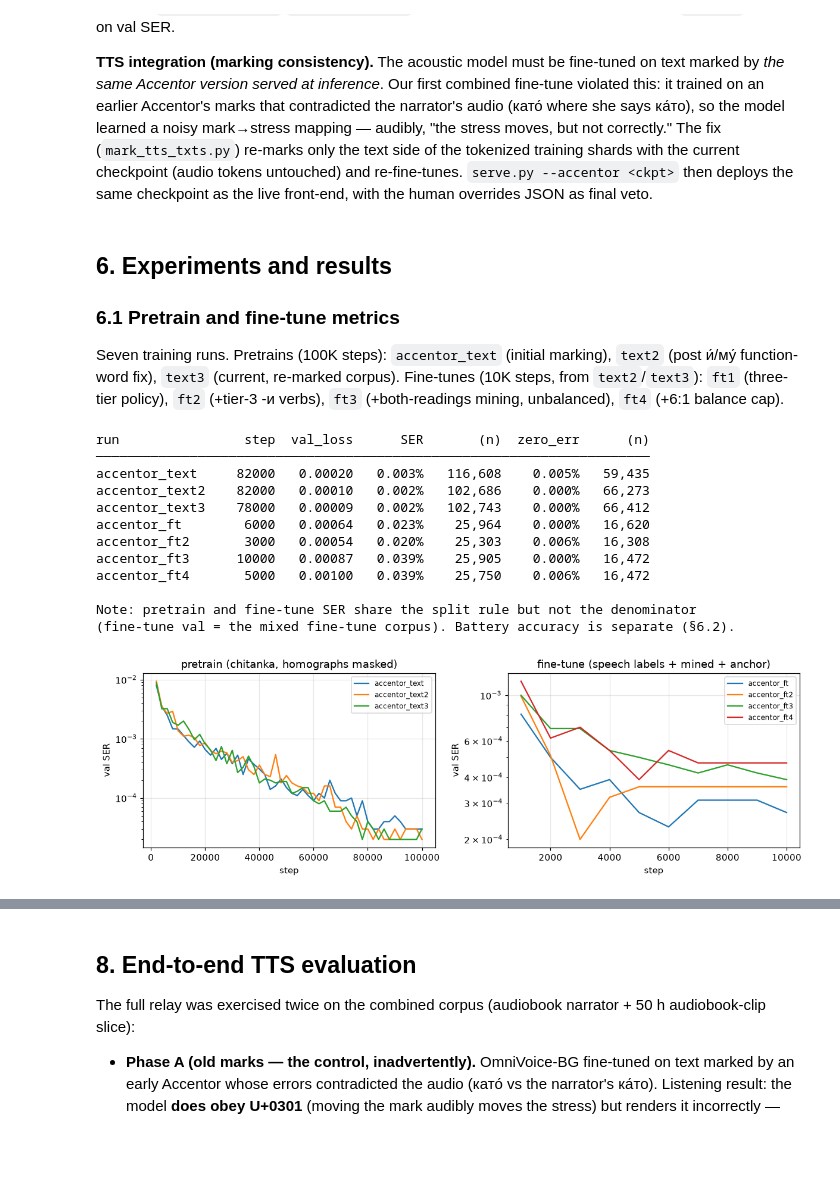
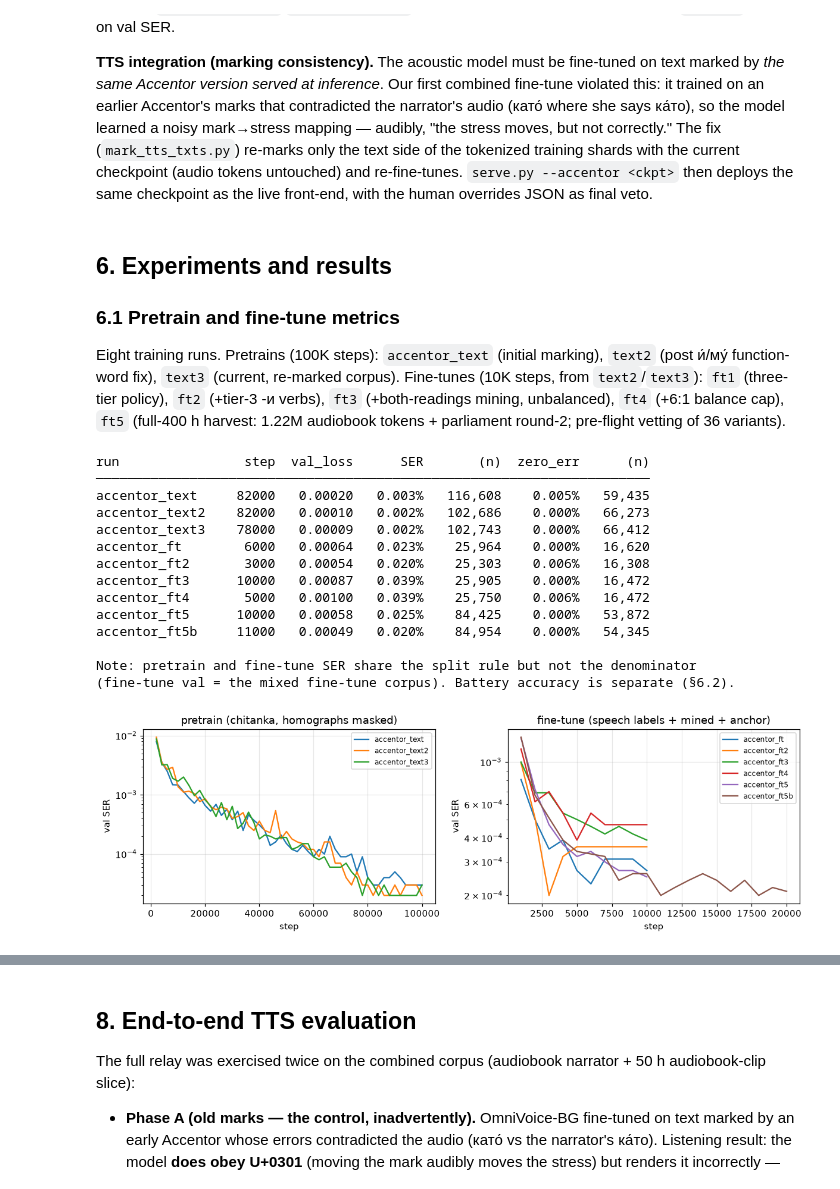
Before and after one commit to preslaff/omnivoice-bg, a Jupyter notebook: docs/BG_Accentor_Paper.ipynb, the cells around one changed output, grey strips where cells are left out. Drawn from its saved outputs; the diff is of its cells as text; code cells hidden in the pictures; blank space fills up the shorter version.

```diff
--- a/docs/BG_Accentor_Paper.ipynb
+++ b/docs/BG_Accentor_Paper.ipynb
@@ -157,7 +157,7 @@ if exists('data/bg_parliament/manifest.jsonl'):
     inv.append(('parliament sessions (crawled)', f'{len(rows)} sessions / {hrs:.0f} h'))
 
 # speech stress labels
-for p, name in [('data/kaldi/stress_labels.jsonl', 'audiobook stress labels (tri3b)'),
+for p, name in [('data/kaldi/stress_labels_ab400.jsonl', 'audiobook stress labels (full 400h, tri3b_comb)'),
                 ('data/kaldi/stress_labels_parliament2.jsonl', 'parliament stress labels (round 2)')]:
     if exists(p):
         n = sum(1 for _ in open(ROOT / p, encoding='utf-8'))
@@ -335,11 +390,11 @@ Only the target token is supervised; all other words are masked — a pure one-t
 
 ### 6.1 Pretrain and fine-tune metrics
 
-Seven training runs. Pretrains (100K steps): `accentor_text` (initial marking), `text2` (post и́/му́ function-word fix), `text3` (current, re-marked corpus). Fine-tunes (10K steps, from `text2`/`text3`): `ft1` (three-tier policy), `ft2` (+tier-3 -и verbs), `ft3` (+both-readings mining, unbalanced), `ft4` (+6:1 balance cap).
+Eight training runs. Pretrains (100K steps): `accentor_text` (initial marking), `text2` (post и́/му́ function-word fix), `text3` (current, re-marked corpus). Fine-tunes (10K steps, from `text2`/`text3`): `ft1` (three-tier policy), `ft2` (+tier-3 -и verbs), `ft3` (+both-readings mining, unbalanced), `ft4` (+6:1 balance cap), `ft5` (full-400 h harvest: 1.22M audiobook tokens + parliament round-2; pre-flight vetting of 36 variants).
 # %%
 # Table 3 — best checkpoint per run (live from exp/*/metrics.jsonl)
 EXPS = ['accentor_text', 'accentor_text2', 'accentor_text3',
-        'accentor_ft', 'accentor_ft2', 'accentor_ft3', 'accentor_ft4']
+        'accentor_ft', 'accentor_ft2', 'accentor_ft3', 'accentor_ft4', 'accentor_ft5', 'accentor_ft5b']
 hdr = f"{'run':<16}{'step':>7}{'val_loss':>10}{'SER':>9}{'(n)':>10}{'zero_err':>10}{'(n)':>9}"
 print(hdr); print('─' * len(hdr))
 curves = {}
@@ -364,28 +419,30 @@ accentor_ft        6000   0.00064   0.023%    25,964    0.000%   16,620
 accentor_ft2       3000   0.00054   0.020%    25,303    0.006%   16,308
 accentor_ft3      10000   0.00087   0.039%    25,905    0.000%   16,472
 accentor_ft4       5000   0.00100   0.039%    25,750    0.006%   16,472
+accentor_ft5      10000   0.00058   0.025%    84,425    0.000%   53,872
+accentor_ft5b     11000   0.00049   0.020%    84,954    0.000%   54,345
 
 Note: pretrain and fine-tune SER share the split rule but not the denominator
 (fine-tune val = the mixed fine-tune corpus). Battery accuracy is separate (§6.2).
 # %%
 # Figure 1 — validation SER curves (log scale)
 fig, axes = plt.subplots(1, 2, figsize=(11, 3.6))
 for e in ['accentor_text', 'accentor_text2', 'accentor_text3']:
     if e in curves:
         r = curves[e]
         axes[0].plot([x['step'] for x in r], [max(x['ser'], 1e-6) for x in r], label=e)
 axes[0].set_title('pretrain (chitanka, homographs masked)')
-for e in ['accentor_ft', 'accentor_ft2', 'accentor_ft3', 'accentor_ft4']:
+for e in ['accentor_ft', 'accentor_ft2', 'accentor_ft3', 'accentor_ft4', 'accentor_ft5', 'accentor_ft5b']:
     if e in curves:
         r = curves[e]
         axes[1].plot([x['step'] for x in r], [max(x['ser'], 1e-6) for x in r], label=e)
 axes[1].set_title('fine-tune (speech labels + mined + anchor)')
 for ax in axes:
     ax.set_yscale('log'); ax.set_xlabel('step'); ax.set_ylabel('val SER')
     ax.legend(fontsize=8); ax.grid(alpha=0.3)
 plt.tight_layout(); plt.show()
 # %% [output]
-[figure, old version]
+[figure, new version]
 # %% [markdown]
 ### 6.2 Homograph battery progression
 
```
Also changed, not shown: parts of 8 cells of this notebook, 4 other files.
